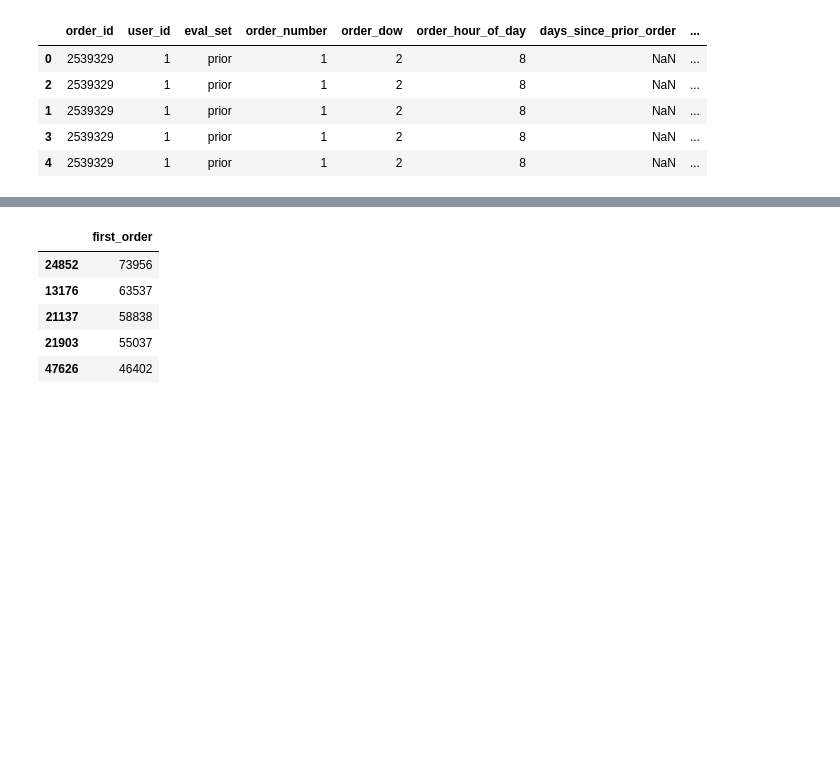
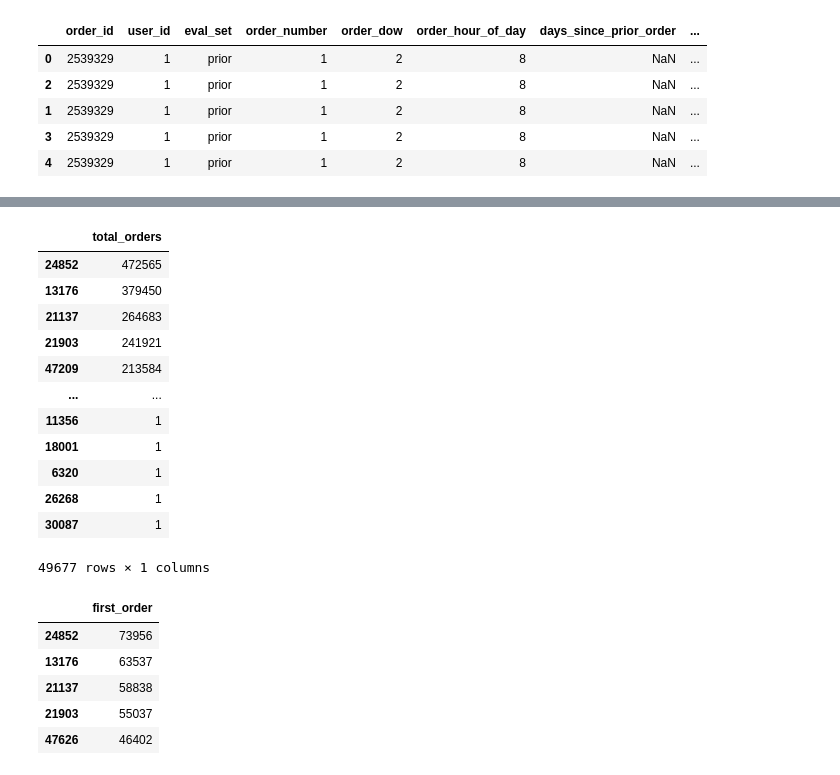
Before and after one commit to brandmend/Instacart_Basket_Prediction_Analysis, a Jupyter notebook: Instacart_Basket_Analysis_EDA.ipynb, the cells around one changed output, grey strips where cells are left out. Drawn from its saved outputs; the diff is of its cells as text; code cells hidden in the pictures; blank space fills up the shorter version.

```diff
--- a/Instacart_Basket_Analysis_EDA.ipynb
+++ b/Instacart_Basket_Analysis_EDA.ipynb
@@ -516,3 +547,19 @@ orders_products.head()
+# %%
+total_orders
+# %% [output]
+|  | total_orders |
+| 24852 | 472565 |
+| 13176 | 379450 |
+| 21137 | 264683 |
+| 21903 | 241921 |
+| 47209 | 213584 |
+| ... | ... |
+| 11356 | 1 |
+| 18001 | 1 |
+| 6320 | 1 |
+| 26268 | 1 |
+| 30087 | 1 |
+49677 rows × 1 columns
 # %%
 first_orders = orders_products[['product_id','product_order_freq']].copy()
 
```
Also changed, not shown: parts of 10 cells of this notebook.
